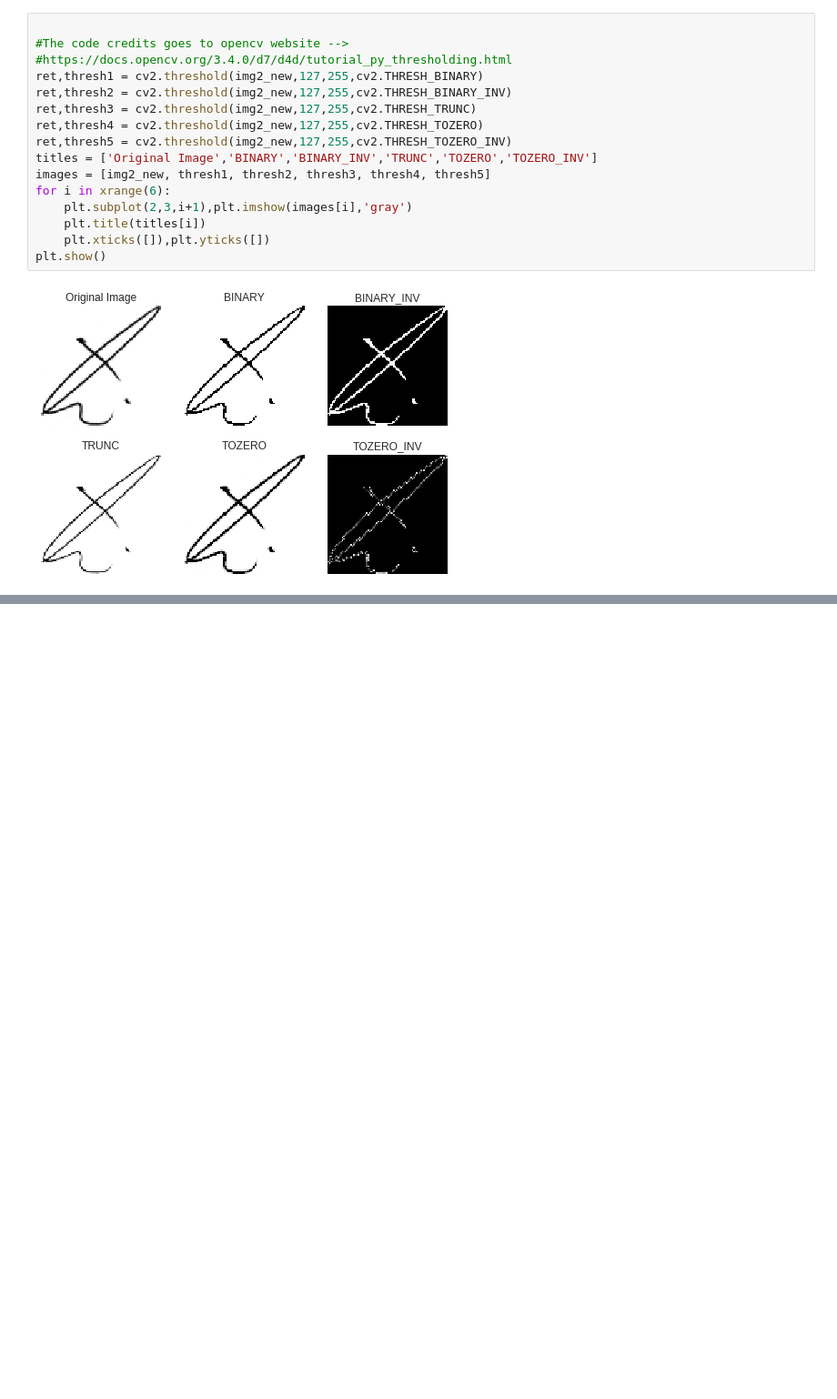
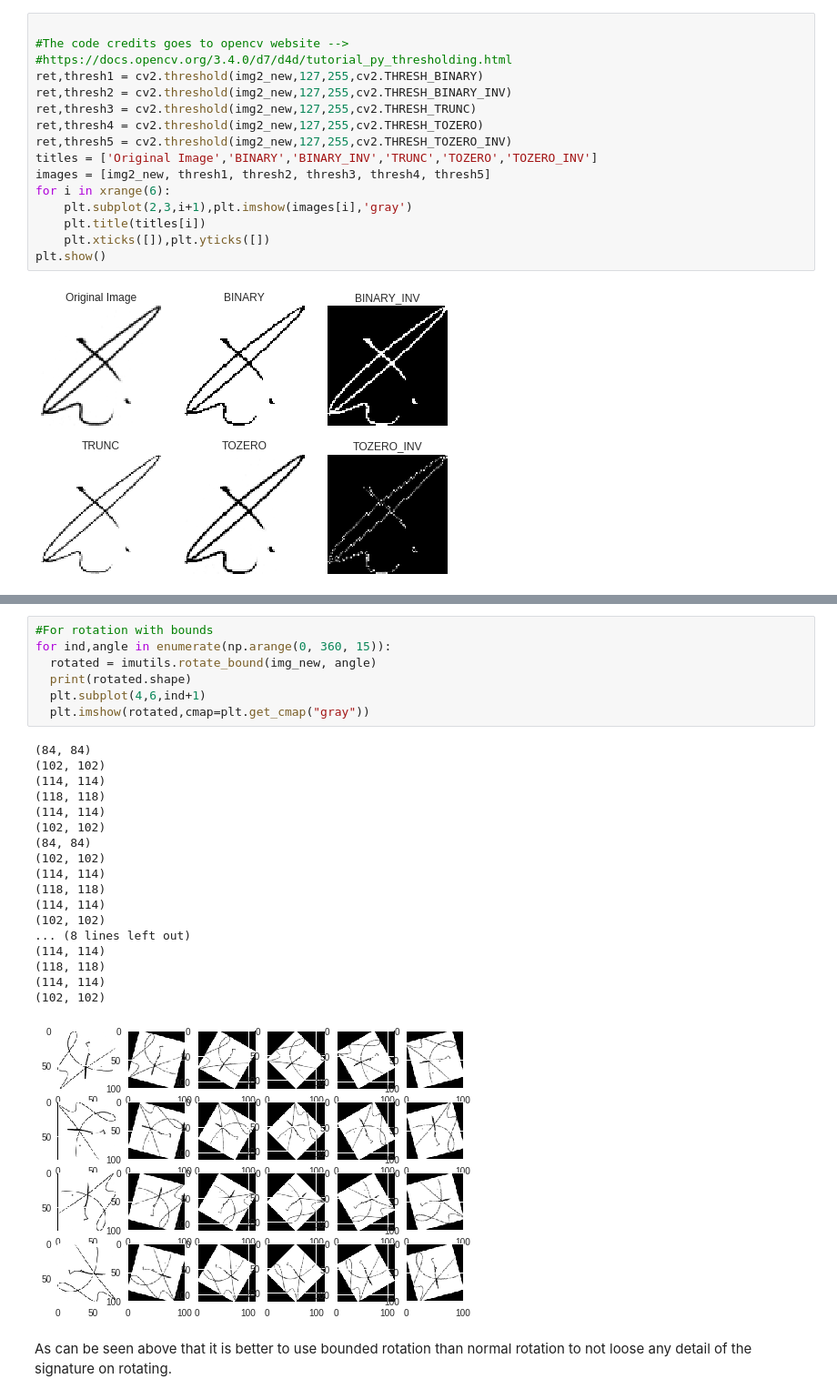
Before and after one commit to sbh69840/FLANN_lsh-mnist, a Jupyter notebook: Signature_demo.ipynb, the cells around one changed output, grey strips where cells are left out. Shown: that part at 91% size. Saved outputs shown, nothing was run; the diff lists cells and outputs as text; blank space fills up the shorter version.

```diff
--- a/Signature_demo.ipynb
+++ b/Signature_demo.ipynb
@@ -115,0 +162,28 @@ plt.show()
+# %%
+#For rotation with bounds
+for ind,angle in enumerate(np.arange(0, 360, 15)):
+  rotated = imutils.rotate_bound(img_new, angle)
+  print(rotated.shape)
+  plt.subplot(4,6,ind+1)
+  plt.imshow(rotated,cmap=plt.get_cmap("gray"))
+# %% [output]
+(84, 84)
+(102, 102)
+(114, 114)
+(118, 118)
+(114, 114)
+(102, 102)
+(84, 84)
+(102, 102)
+(114, 114)
+(118, 118)
+(114, 114)
+(102, 102)
+... (8 lines left out)
+(114, 114)
+(118, 118)
+(114, 114)
+(102, 102)
+[figure, added]
+# %% [markdown]
+As can be seen above that it is better to use bounded rotation than normal rotation to not loose any detail of the signature on rotating.
```
Also changed, not shown: parts of 8 cells of this notebook.
